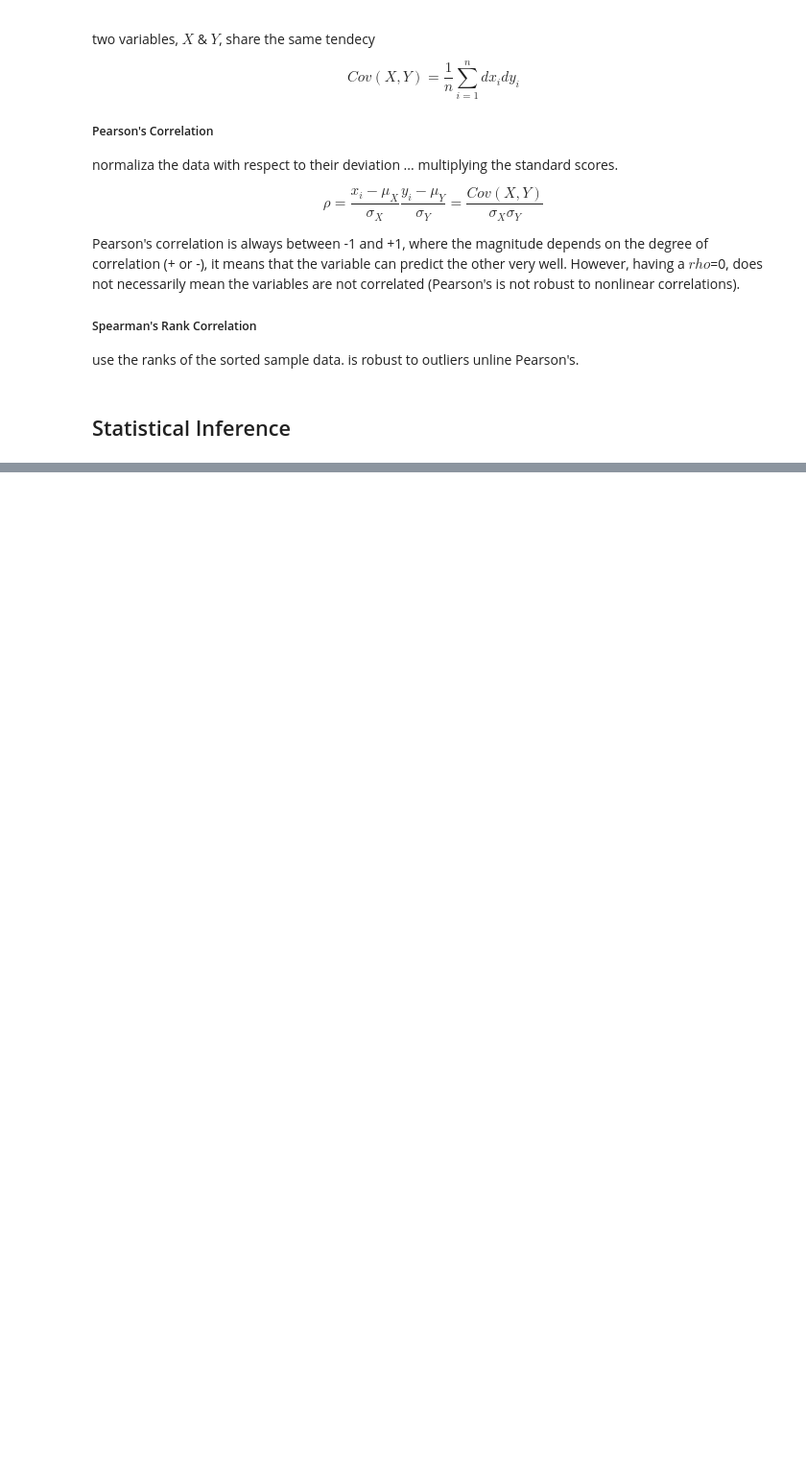
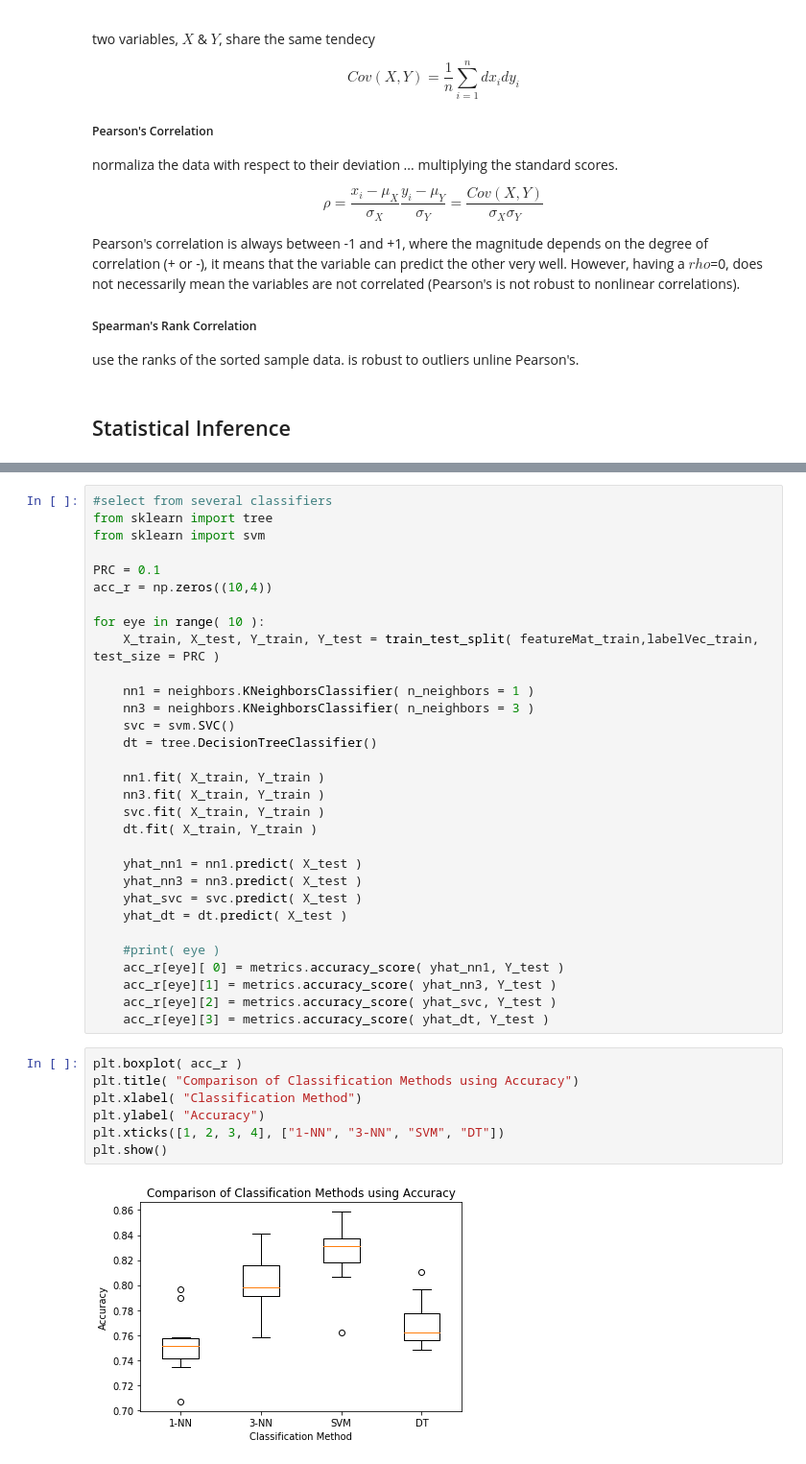
Before and after one commit to SmilodonCub/ReadingLearningTinkering, a Jupyter notebook: Intro2DataScience_IgualSegui_Notes.ipynb, the cells around one changed output, grey strips where cells are left out. Shown: that part at 96% size. Drawn from its saved outputs; the diff is of its cells as text; blank space fills up the shorter version.

```diff
--- a/Intro2DataScience_IgualSegui_Notes.ipynb
+++ b/Intro2DataScience_IgualSegui_Notes.ipynb
@@ -772,0 +1200,40 @@ use the ranks of the sorted sample data. is robust to outliers unline Pearson's.
+# %%
+#select from several classifiers
+from sklearn import tree
+from sklearn import svm
+
+PRC = 0.1
+acc_r = np.zeros((10,4))
+
+for eye in range( 10 ):
+    X_train, X_test, Y_train, Y_test = train_test_split( featureMat_train,labelVec_train, test_size = PRC )
+
+    nn1 = neighbors.KNeighborsClassifier( n_neighbors = 1 )
+    nn3 = neighbors.KNeighborsClassifier( n_neighbors = 3 )
+    svc = svm.SVC()
+    dt = tree.DecisionTreeClassifier()
+
+    nn1.fit( X_train, Y_train )
+    nn3.fit( X_train, Y_train )
+    svc.fit( X_train, Y_train )
+    dt.fit( X_train, Y_train )
+
+    yhat_nn1 = nn1.predict( X_test )
+    yhat_nn3 = nn3.predict( X_test )
+    yhat_svc = svc.predict( X_test )
+    yhat_dt = dt.predict( X_test )
+
+    #print( eye )
+    acc_r[eye][ 0] = metrics.accuracy_score( yhat_nn1, Y_test )
+    acc_r[eye][1] = metrics.accuracy_score( yhat_nn3, Y_test )
+    acc_r[eye][2] = metrics.accuracy_score( yhat_svc, Y_test )
+    acc_r[eye][3] = metrics.accuracy_score( yhat_dt, Y_test )
+# %%
+plt.boxplot( acc_r )
+plt.title( "Comparison of Classification Methods using Accuracy")
+plt.xlabel( "Classification Method")
+plt.ylabel( "Accuracy")
+plt.xticks([1, 2, 3, 4], ["1-NN", "3-NN", "SVM", "DT"])
+plt.show()
+# %% [output]
+[figure, added]
```
Also changed, not shown: parts of 52 cells of this notebook.
